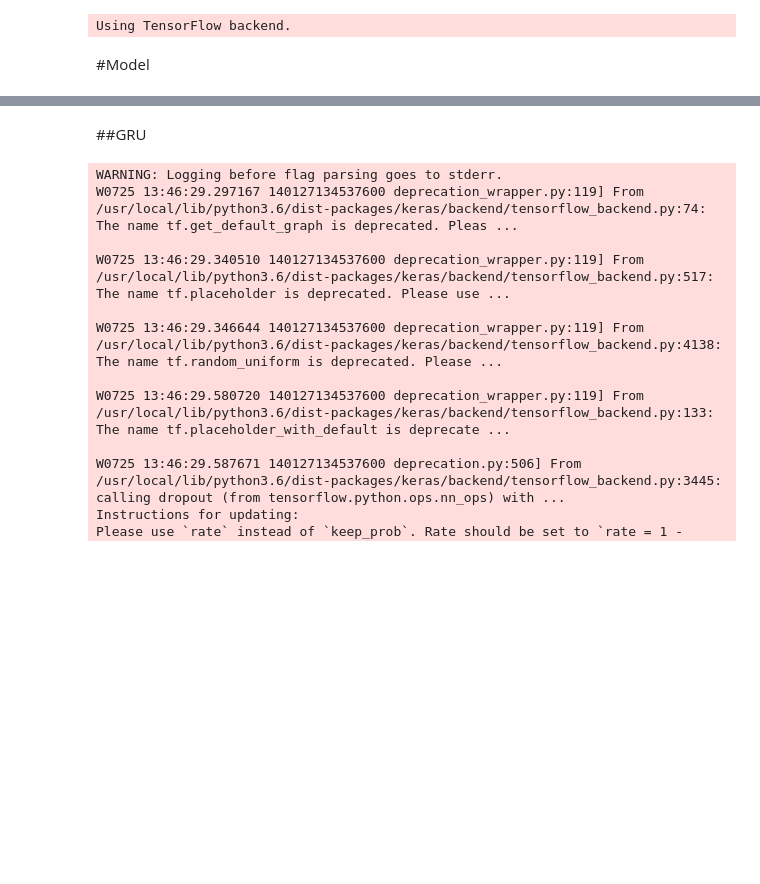
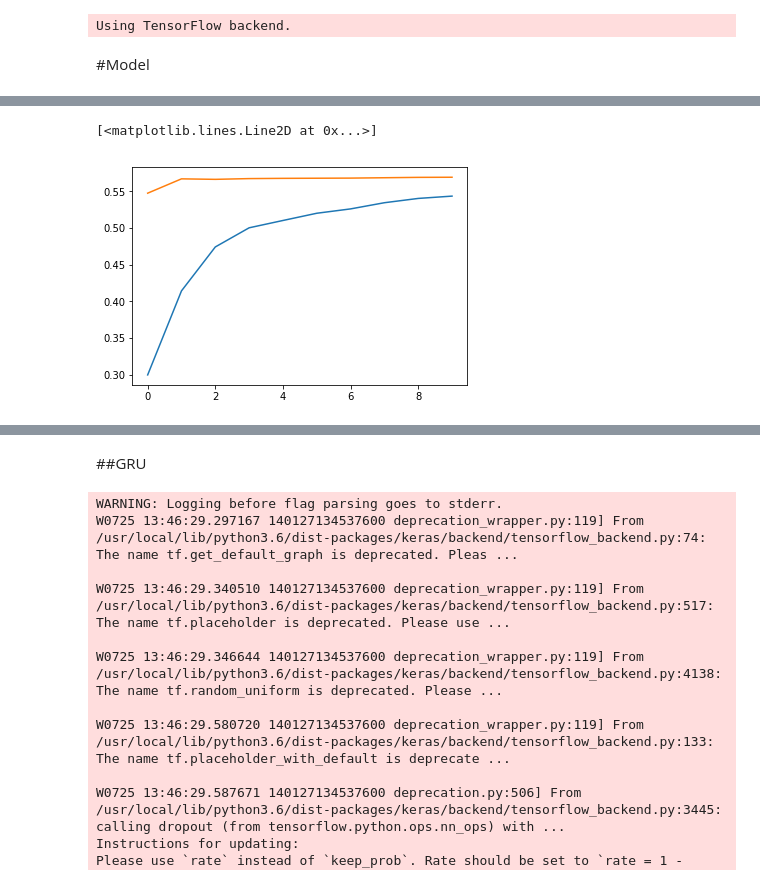
Before and after one commit to AnirbanMukherjeeXD/amazon-sentiment-analysis, a Jupyter notebook: LSTM_30_Sentiment_Analysis.ipynb, the cells around one changed output, grey strips where cells are left out. Cells and saved outputs as stored; diff of their text form; code cells hidden in the pictures; blank space fills up the shorter version.

```diff
--- a/LSTM_30_Sentiment_Analysis.ipynb
+++ b/LSTM_30_Sentiment_Analysis.ipynb
@@ -72,0 +75,7 @@ from keras.models import Sequential
+# %%
+model = Sequential()
+model.add(Embedding(2500,128,input_length=X.shape[1],dropout=0.2))
+model.add(SimpleRNN((30), dropout_U=0.2,dropout_W=0.2))
+model.add(Dense(5,activation='softmax'))
+model.compile(loss=keras.losses.categorical_crossentropy,optimizer='adam',metrics=['accuracy'])
+model.summary()
@@ -72,0 +96,2 @@ from keras.models import Sequential
+# %%
+history=model.fit(X_train,Y_train,epochs=10,validation_split=0.2,batch_size=500)
@@ -72,0 +116,6 @@ from keras.models import Sequential
+# %%
+plt.plot(history.history['acc'])
+plt.plot(history.history['val_acc'])
+# %% [output]
+[<matplotlib.lines.Line2D at 0x...>]
+[figure, added]
```
Also changed, not shown: parts of 8 cells of this notebook.
